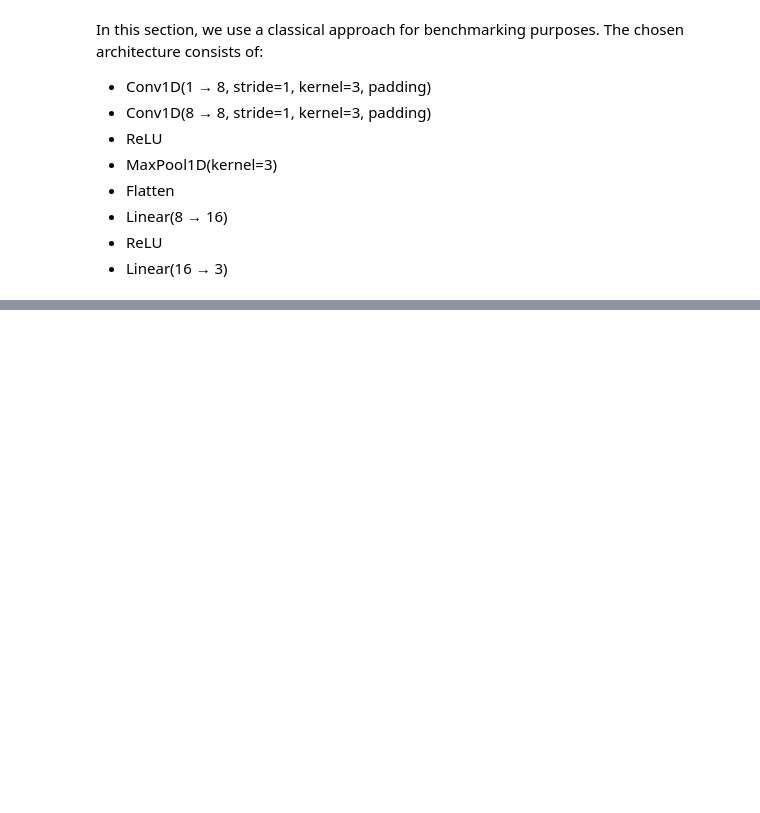
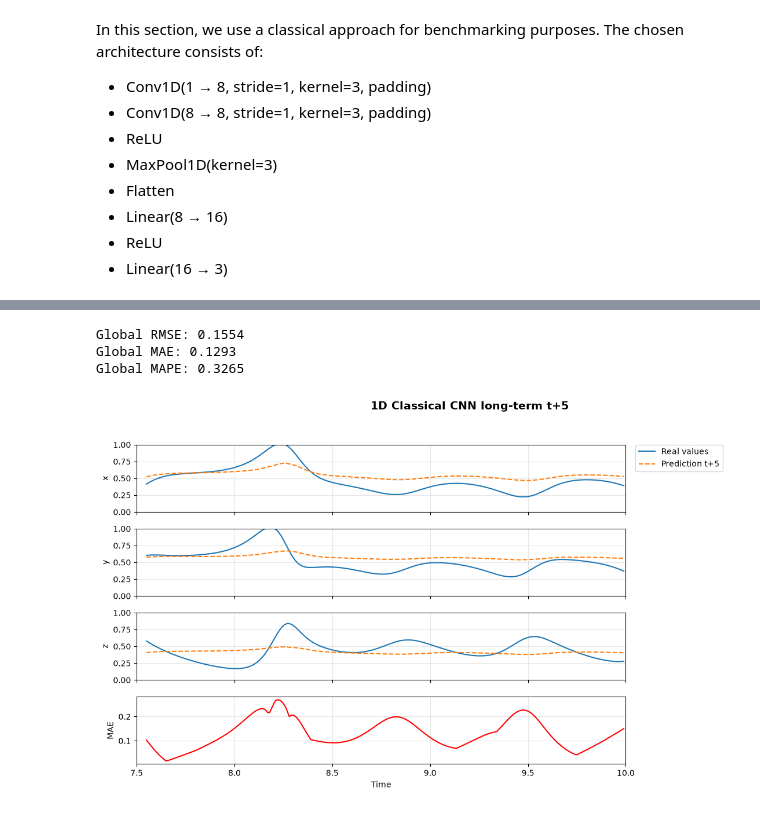
Before and after one commit to mariomeendezz/QML-for-multivariate-time-series-forecasting, a Jupyter notebook: src/06. Classical 1D CNN.ipynb, the cells around one changed output, grey strips where cells are left out. Cells and saved outputs as stored; diff of their text form; code cells hidden in the pictures; blank space fills up the shorter version.

```diff
--- a/src/06. Classical 1D CNN.ipynb
+++ b/src/06. Classical 1D CNN.ipynb
@@ -291,0 +393,53 @@ plot_preds_and_error(
+# %%
+# Evaluation mode
+model_classic_CNN_long.eval()
+
+with torch.no_grad():
+    pred_long = model_classic_CNN_long(x_val_long)
+
+pred_3d_long = pred_long.reshape(pred_long.shape[0], 5, 3)
+target_3d_long = hor_val_long
+
+# =====================
+# RMSE
+# =====================
+
+squared_error_long = (pred_3d_long - target_3d_long) ** 2
+mean_rmse_list_long = torch.sqrt(squared_error_long.mean(dim=(1, 2)))
+mean_rmse_long = torch.sqrt(squared_error_long.mean())
+
+# =====================
+# MAE
+# =====================
+
+abs_error_long = torch.abs(pred_3d_long - target_3d_long)
+mean_mae_list_long = abs_error_long.mean(dim=(1, 2))
+mean_mae_long = abs_error_long.mean()
+
+# =====================
+# MAPE
+# =====================
+
+eps = 1e-8
+
+percentage_error_long = torch.abs((target_3d_long - pred_3d_long) / (target_3d_long + eps))
+mean_mape_list_long = percentage_error_long.mean(dim=(1, 2))
+mean_mape_long = percentage_error_long.mean()
+
+
+# =====================
+# MAE in t+5 (for the plot)
+# =====================
+
+h = 4  # t+5
+
+abs_error_t5 = torch.abs(pred_3d_long[:, h, :] - target_3d_long[:, h, :])
+mean_mae_t5_list = abs_error_t5.mean(dim=1)
+
+print(f"Global RMSE: {mean_rmse_long:.4f}")
+print(f"Global MAE: {mean_mae_long:.4f}")
+print(f"Global MAPE: {mean_mape_long:.4f}")
+# %% [output]
+Global RMSE: 0.1554
+Global MAE: 0.1293
+Global MAPE: 0.3265
@@ -291,0 +458,20 @@ plot_preds_and_error(
+# %%
+pred_x_long = pred_3d_long[:, :, 0]
+pred_y_long = pred_3d_long[:, :, 1]
+pred_z_long = pred_3d_long[:, :, 2]
+
+plot_preds_and_error(
+    pred_x_long,
+    pred_y_long,
+    pred_z_long,
+    mean_mae_t5_list,
+    time_val,
+    window_size,
+    val_scaled,
+    error="MAE",
+    horizon=horizon_long,
+    horizon_step=5,
+    title="1D Classical CNN long-term t+5"
+)
+# %% [output]
+[figure, added]
```
Also changed, not shown: parts of 16 cells of this notebook.
